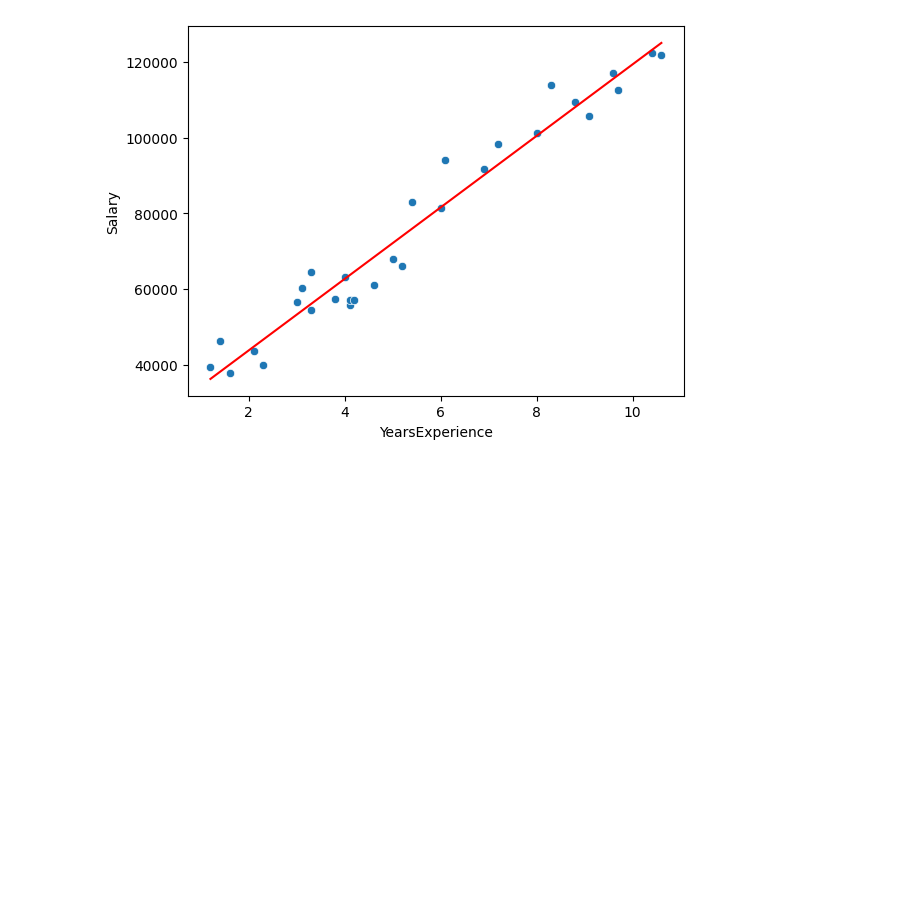
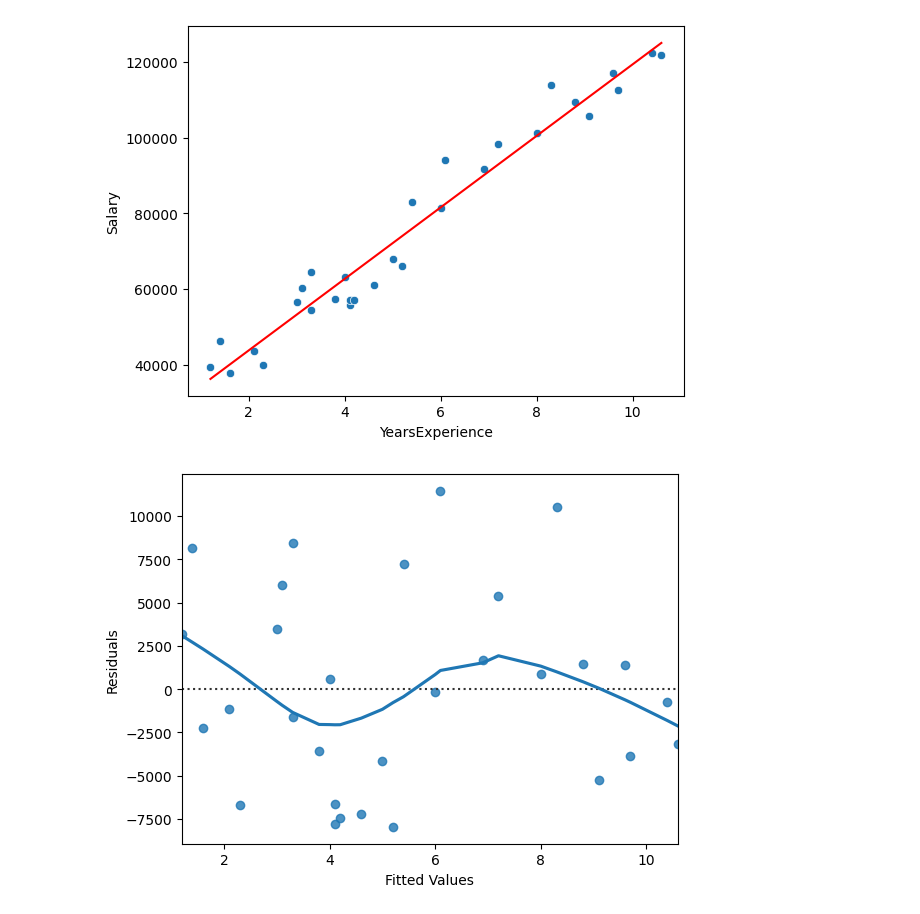
Before and after one commit to gabriel-victor933/project-applications-linear-regression, a Jupyter notebook: main.ipynb, the cells around one changed output. Saved outputs shown, nothing was run; the diff lists cells and outputs as text; code cells hidden in the pictures; blank space fills up the shorter version.

```diff
--- a/main.ipynb
+++ b/main.ipynb
@@ -37,9 +38,7 @@ model.params
 Intercept          24848.203967
 YearsExperience     9449.962321
 dtype: float64
-# %%
-model.predict(salary['YearsExperience'])
-
-salary = salary.assign(salary_predict=model.predict(salary['YearsExperience']))
+# %%
+salary = salary.assign(salary_predict=model.fittedvalues)
 # %%
 fig = plt.figure()
@@ -53,3 +50,15 @@ sns.lineplot(x='YearsExperience',y='salary_predict',data=salary,color='red')
 fig.show()
 # %% [output]
 [figure]
+# %%
+## Plote de Resíduo:
+fig = plt.figure()
+
+sns.residplot(x='YearsExperience',y='Salary',data=salary,lowess=True)
+
+plt.xlabel('Fitted Values')
+plt.ylabel('Residuals')
+
+fig.show()
+# %% [output]
+[figure, added]
```
Also changed, not shown: parts of 20 cells of this notebook.
